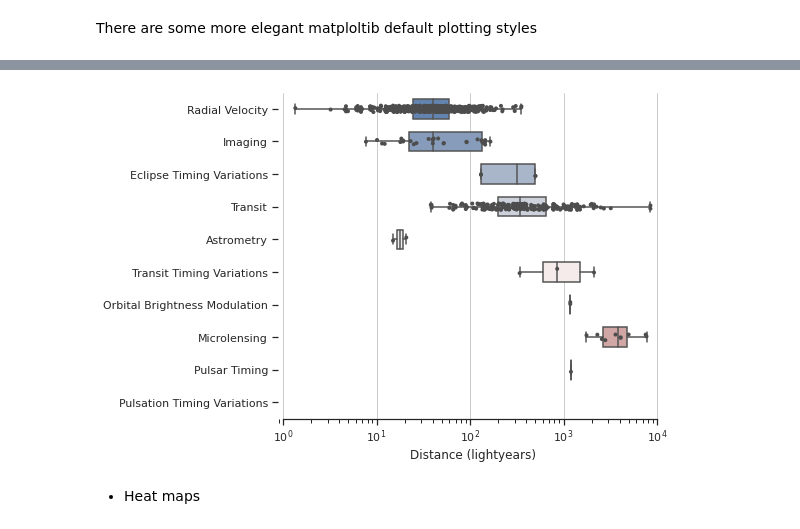
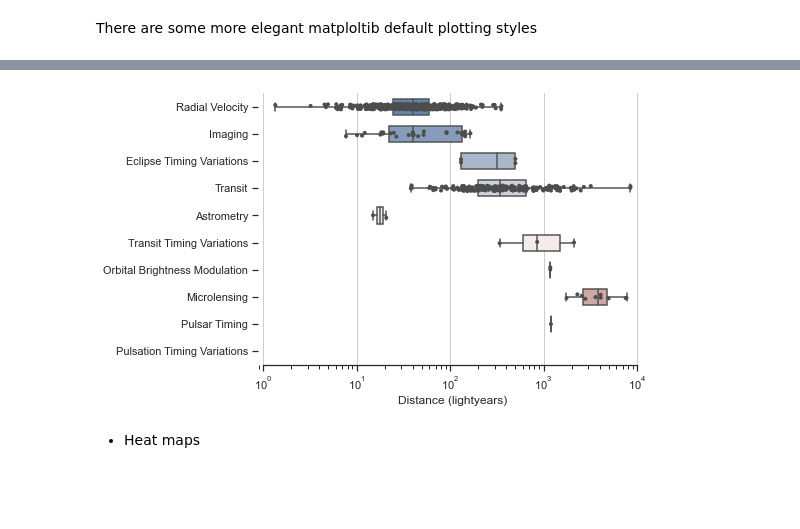
Before and after one commit to Roman-UCSD/coolstar_summer, a Jupyter notebook: Matplotlib_Tutorial_.ipynb, the cells around one changed output, grey strips where cells are left out. Saved outputs shown, nothing was run; the diff lists cells and outputs as text; code cells hidden in the pictures; blank space fills up the shorter version.

```diff
--- a/Matplotlib_Tutorial_.ipynb
+++ b/Matplotlib_Tutorial_.ipynb
@@ -398,28 +333,21 @@ Seaborn aesthetics https://seaborn.pydata.org/tutorial/aesthetics.html
 # %%
 sns.set_theme(style="ticks")
-
 # Initialize the figure with a logarithmic x axis
-f, ax = plt.subplots(figsize=(7, 6))
+f, ax = plt.subplots(figsize=(7, 5))
 ax.set_xscale("log")
-
 # Load the example planets dataset (different from the iris dataset)
 #source https://exoplanets.nasa.gov/discovery/exoplanet-catalog/
 planets = sns.load_dataset("planets")
-
 # Plot the orbital period with horizontal boxes
-sns.boxplot(x="distance", y="method", data=planets,
-            whis=[0, 100], width=.6, palette="vlag")
-
+sns.boxplot(x="distance", y="method", data=planets, whis=[0, 100], width=.6, palette="vlag")
 # Add in points to show each observation
-sns.stripplot(x="distance", y="method", data=planets,
-              size=4, color=".3", linewidth=0)
-
+sns.stripplot(x="distance", y="method", data=planets, size=4, color=".3", linewidth=0)
 # Tweak the visual presentation
 ax.xaxis.grid(True)
 ax.set(ylabel="", xlabel='Distance (lightyears)')
 sns.despine(trim=True, left=True)
 # %% [output]
-[figure, old version]
+[figure, new version]
 # %% [markdown]
 - Heat maps
 # %%
```
Also changed, not shown: parts of 16 cells of this notebook.
